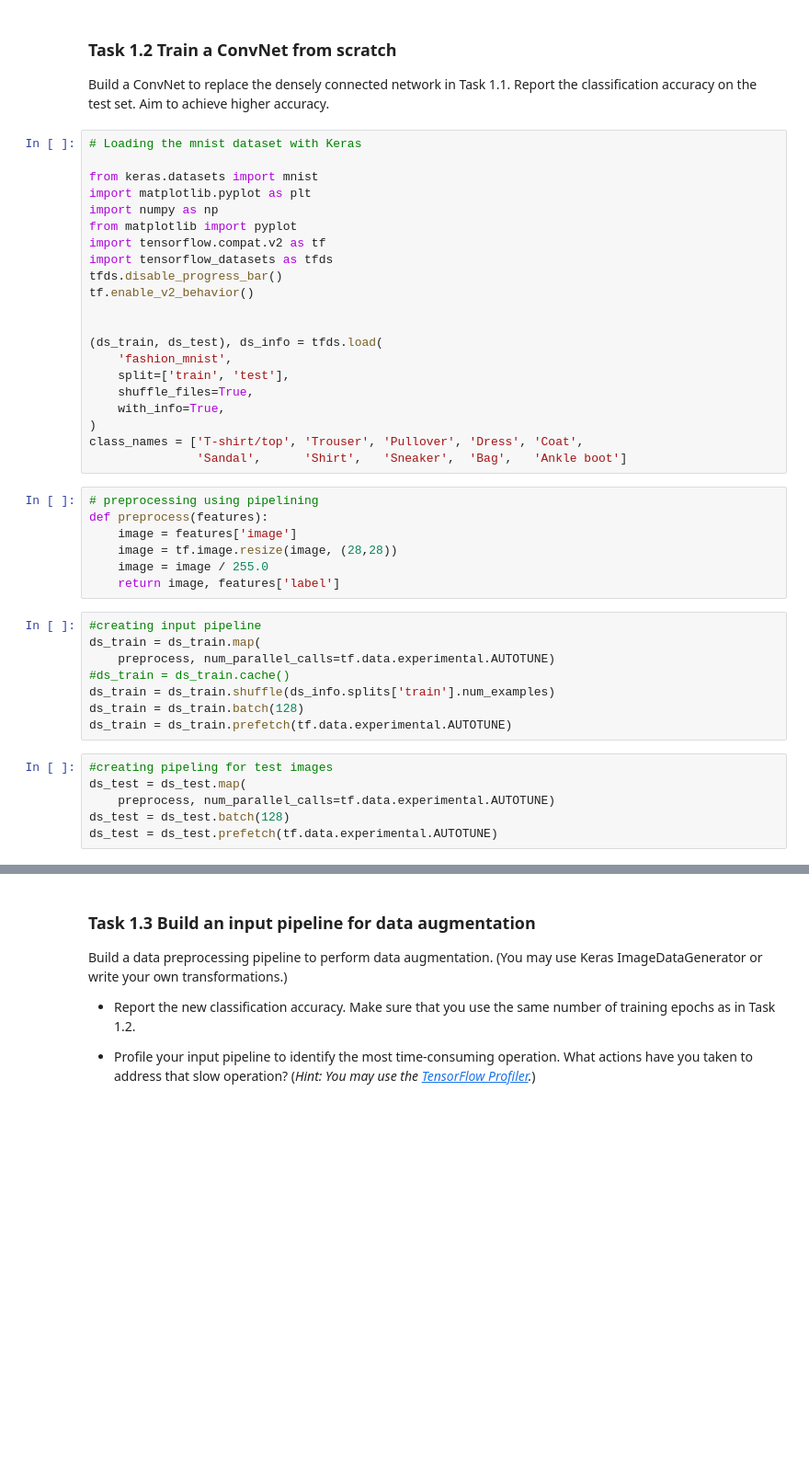
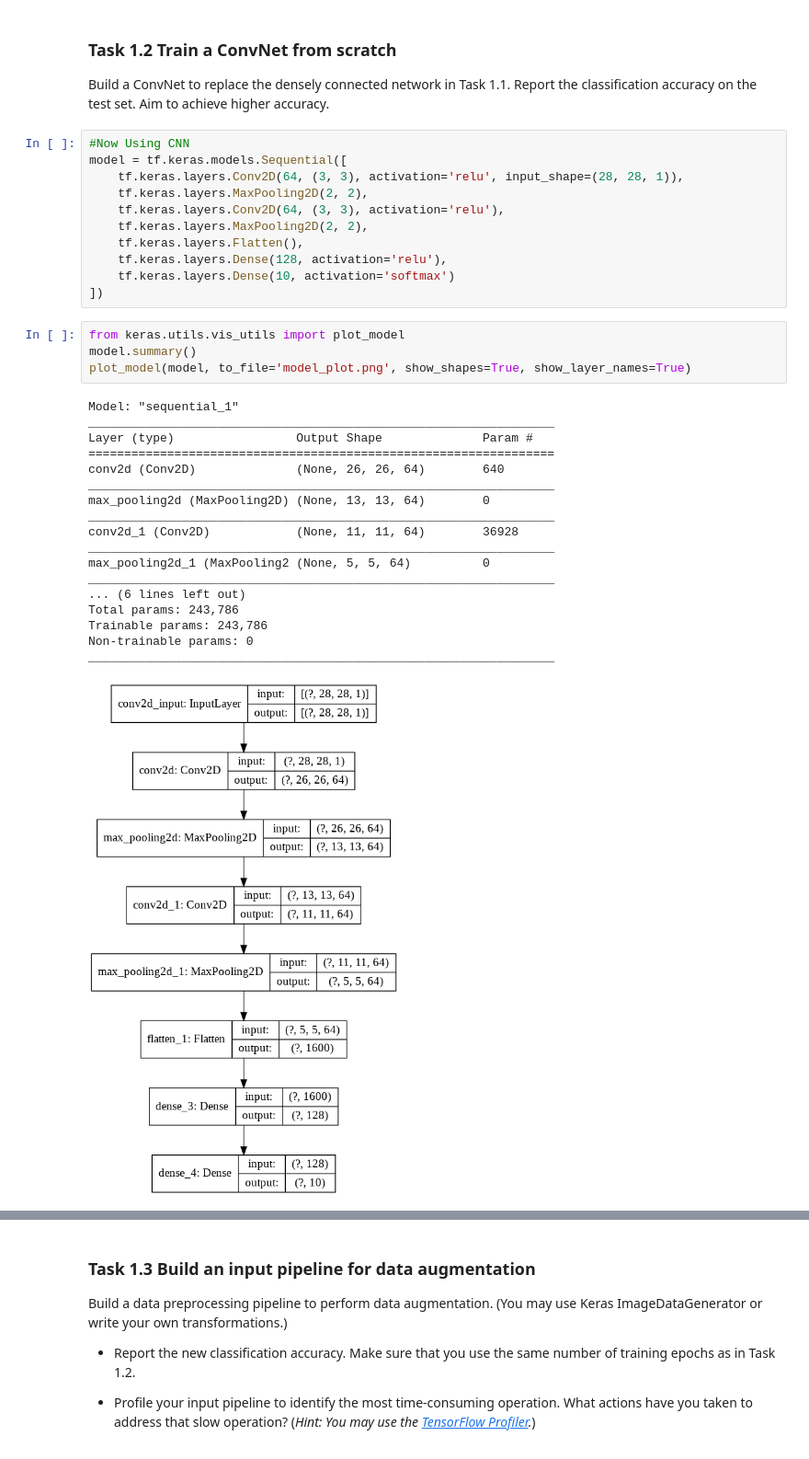
Before and after one commit to Hamza1122/Deep-Learning-Ass, a Jupyter notebook: Task_2.ipynb, the cells around one changed output, grey strips where cells are left out. Shown: that part at 92% size. Cells and saved outputs as stored; diff of their text form; blank space fills up the shorter version.

```diff
--- a/Task_2.ipynb
+++ b/Task_2.ipynb
@@ -56,45 +162,37 @@ Review your previous tasks solution, and reproduce the experiment here. Try to i
 
 
 Build a ConvNet to replace the densely connected network in Task 1.1. Report the classification accuracy on the test set. Aim to achieve higher accuracy.
-# %%
-# Loading the mnist dataset with Keras
-
-from keras.datasets import mnist
-import matplotlib.pyplot as plt
-import numpy as np
-from matplotlib import pyplot
-import tensorflow.compat.v2 as tf
-import tensorflow_datasets as tfds
-tfds.disable_progress_bar()
-tf.enable_v2_behavior()
-
-
-(ds_train, ds_test), ds_info = tfds.load(
-    'fashion_mnist',
-    split=['train', 'test'],
-    shuffle_files=True,
-    with_info=True,
-)
-class_names = ['T-shirt/top', 'Trouser', 'Pullover', 'Dress', 'Coat',
-               'Sandal',      'Shirt',   'Sneaker',  'Bag',   'Ankle boot']
-# %%
-# preprocessing using pipelining
-def preprocess(features):
-    image = features['image']
-    image = tf.image.resize(image, (28,28))
-    image = image / 255.0
-    return image, features['label']
-# %%
-#creating input pipeline
-ds_train = ds_train.map(
-    preprocess, num_parallel_calls=tf.data.experimental.AUTOTUNE)
-#ds_train = ds_train.cache()
-ds_train = ds_train.shuffle(ds_info.splits['train'].num_examples)
-ds_train = ds_train.batch(128)
-ds_train = ds_train.prefetch(tf.data.experimental.AUTOTUNE)
-# %%
-#creating pipeling for test images
-ds_test = ds_test.map(
-    preprocess, num_parallel_calls=tf.data.experimental.AUTOTUNE)
-ds_test = ds_test.batch(128)
-ds_test = ds_test.prefetch(tf.data.experimental.AUTOTUNE)
+# %%
+#Now Using CNN
+model = tf.keras.models.Sequential([
+    tf.keras.layers.Conv2D(64, (3, 3), activation='relu', input_shape=(28, 28, 1)),
+    tf.keras.layers.MaxPooling2D(2, 2),
+    tf.keras.layers.Conv2D(64, (3, 3), activation='relu'),
+    tf.keras.layers.MaxPooling2D(2, 2),
+    tf.keras.layers.Flatten(),
+    tf.keras.layers.Dense(128, activation='relu'),
+    tf.keras.layers.Dense(10, activation='softmax')
+])
+# %%
+from keras.utils.vis_utils import plot_model
+model.summary()
+plot_model(model, to_file='model_plot.png', show_shapes=True, show_layer_names=True)
+# %% [output]
+Model: "sequential_1"
+_________________________________________________________________
+Layer (type)                 Output Shape              Param #
+=================================================================
+conv2d (Conv2D)              (None, 26, 26, 64)        640
+_________________________________________________________________
+max_pooling2d (MaxPooling2D) (None, 13, 13, 64)        0
+_________________________________________________________________
+conv2d_1 (Conv2D)            (None, 11, 11, 64)        36928
+_________________________________________________________________
+max_pooling2d_1 (MaxPooling2 (None, 5, 5, 64)          0
+_________________________________________________________________
+... (6 lines left out)
+Total params: 243,786
+Trainable params: 243,786
+Non-trainable params: 0
+_________________________________________________________________
+[figure, added]
```
Also changed, not shown: parts of 4 cells of this notebook.
